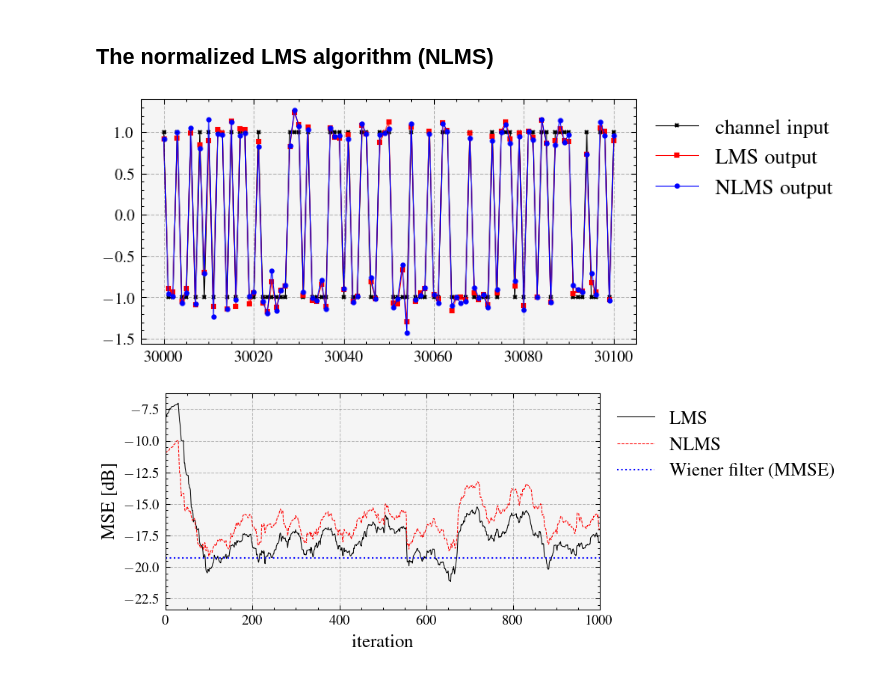
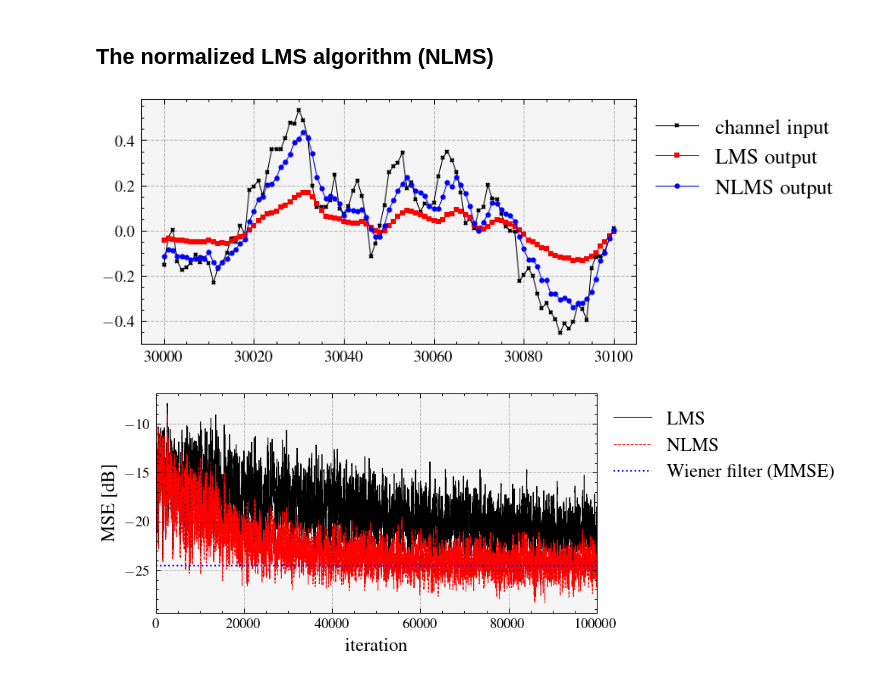
Before and after one commit to edsonportosilva/AdaptiveSignalProcessing, a Jupyter notebook: notebooks/5. Variants of the LMS algorithm.ipynb, the cells around one changed output. Cells and saved outputs as stored; diff of their text form; code cells hidden in the pictures.

```diff
--- a/notebooks/5. Variants of the LMS algorithm.ipynb
+++ b/notebooks/5. Variants of the LMS algorithm.ipynb
@@ -222,7 +219,8 @@ nsamples = 100000
 σ2 = 0.0025 # noise variance
 
 # Define input signal to the system
-x = 2*np.random.randint(0, 2, nsamples)-1
+# x = 2*np.random.randint(0, 2, nsamples)-1
+x = np.convolve(np.random.normal(0, 0.8, nsamples), np.ones(16)/16,'same')
 #x = np.random.normal(0, 1, nsamples)
 
 # Define impulse response of the system
@@ -237,8 +235,8 @@ y = np.roll(y, 1) # remove input-output delay
 n = np.random.normal(0, np.sqrt(σ2), nsamples)
 y += n
 
-plt.plot(x[0:100],'-*k', label='system input')
-plt.plot(y[0:100],'-ob', label='system output');
+plt.plot(x[0:200],'-*k', label='system input')
+plt.plot(y[0:200],'-ob', label='system output');
 plt.title(f'Channel impulse response: g[k] = {g.round(3)}');
 
 plt.grid()
@@ -400,10 +409,10 @@ plt.grid();
 # %%
-# start = 0
-# ind = np.arange(start,start+20001)
+start = 10000
+ind = np.arange(start,start+200)
 
-# #plt.plot(ind,x[ind],'-xk', label='channel input', alpha=0.55)
-# plt.plot(ind,y[ind],'or', label='channel output', alpha=0.55)
-# plt.plot(ind,out_lms[ind],'ok', label='LMS output', alpha=0.55)
-# plt.plot(ind,out_lms_newton[ind],'sb', label='LMS-Newton output', alpha=0.55)
-# plt.legend(bbox_to_anchor=(1, 1));
-# plt.grid()
+#plt.plot(ind,x[ind],'-xk', label='channel input', alpha=0.55)
+plt.plot(ind,y[ind],'or', label='channel output', alpha=0.55)
+plt.plot(ind,out_lms[ind],'ok', label='LMS output', alpha=0.55)
+plt.plot(ind,out_lms_newton[ind],'sb', label='LMS-Newton output', alpha=0.55)
+plt.legend(bbox_to_anchor=(1, 1));
+plt.grid()
@@ -460,39 +471,39 @@ def nlms(x, d, Ntaps, μ, γ=1e-6):
 
     return out, h, squaredError, H
 # %%
-μ_lms = 0.25
-μ_nlms = 0.8
+μ_lms = 1e-4
+μ_nlms = 1e-4
 Ntaps = 4
 
 # Run LMS and NLMS
 out_lms, h, squaredError_lms, H = lms(y, x, Ntaps, μ_lms)
 out_nlms, h, squaredError_nlms, H = nlms(y, x, Ntaps, μ_nlms)
 
 start = 30000
 ind = np.arange(start,start+101)
 
 # Compare results:
 plt.figure()
 plt.plot(ind, x[ind],'-xk', label='channel input')
 plt.plot(ind,out_lms[ind],'-sr', label='LMS output')
 plt.plot(ind,out_nlms[ind],'-ob', label='NLMS output')
 plt.legend(bbox_to_anchor=(1, 1));
 plt.grid()
 
 average_window_len = 50
 mse_lms_dB = 10*np.log10(np.convolve(squaredError_lms,np.ones(average_window_len)/average_window_len, 'same'))
 mse_nlms_dB = 10*np.log10(np.convolve(squaredError_nlms,np.ones(average_window_len)/average_window_len, 'same'))
 
 plt.figure()
 plt.plot(mse_lms_dB, label=' LMS')
 plt.plot(mse_nlms_dB, label='NLMS')
 plt.plot(10*np.log10(mmse_ch_eq)*np.ones(len(mse_lms_dB)), linewidth=1, label='Wiener filter (MMSE)')
 plt.xlim(0,len(mse_lms_dB))
 plt.xlabel('iteration')
 plt.ylabel('$\\mathrm{MSE}$ [dB]')
 plt.legend(bbox_to_anchor=(1, 1));
-plt.xlim(0,1000)
+#plt.xlim(0,1000)
 plt.grid();
 # %% [output]
-[figure, old version]
+[figure, new version]
-[figure, old version]
+[figure, new version]
```
Also changed, not shown: parts of 15 cells of this notebook.
